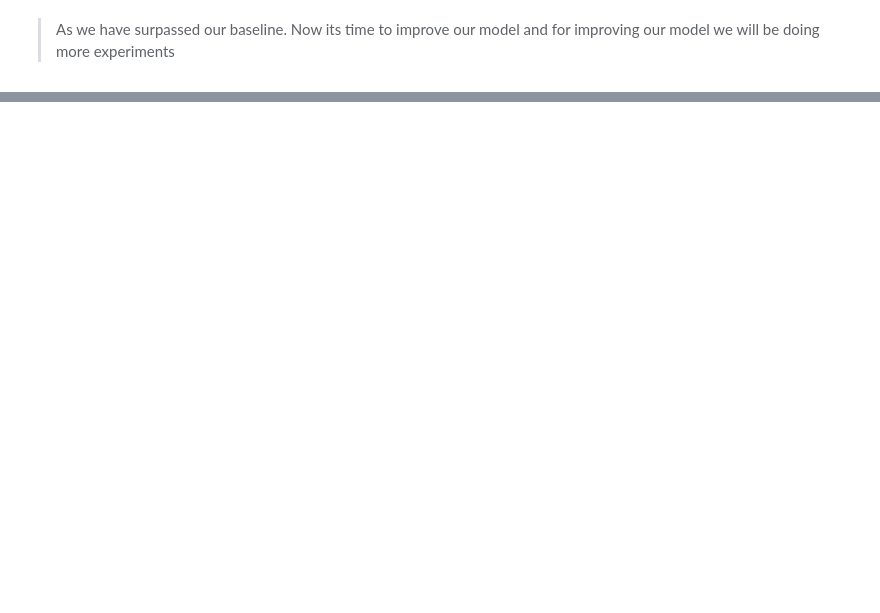
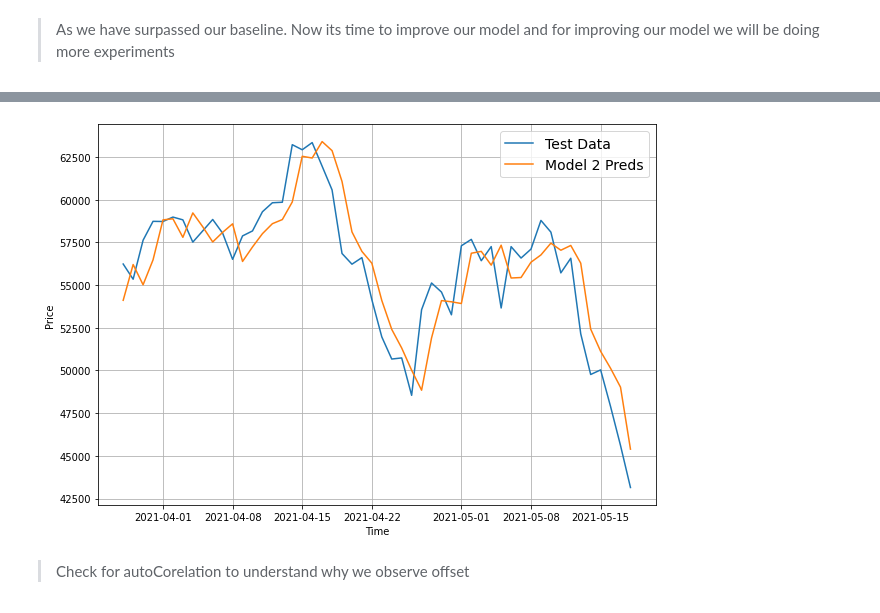
Before and after one commit to sugarbody/Time-Series-Forecasting, a Jupyter notebook: Time_Series_Forecasting.ipynb, the cells around one changed output, grey strips where cells are left out. Drawn from its saved outputs; the diff is of its cells as text; code cells hidden in the pictures; blank space fills up the shorter version.

```diff
--- a/Time_Series_Forecasting.ipynb
+++ b/Time_Series_Forecasting.ipynb
@@ -556,2 +564,9 @@ naive_result
 # %% [markdown]
 > As we have surpassed our baseline. Now its time to improve our model and for improving our model we will be doing more experiments
+# %%
+HORIZON = 1
+WINDOW = 30
+full_windows, full_labels = make_windows(array, WINDOW, HORIZON)
+
+for i in range(3):
+  print(f"Window: {full_windows[i]} -> Label: {full_labels[i]}")
@@ -557,0 +589,3 @@ naive_result
+# %%
+train_windows, test_windows, train_labels, test_labels = make_train_test_split(full_windows, full_labels)
+len(train_windows), len(test_windows), len(train_labels), len(test_labels)
@@ -557,0 +649,3 @@ naive_result
+# %%
+model_2 = tf.keras.models.load_model("model_experiments/Model_2")
+model_2.evaluate(test_windows, test_labels)
@@ -557,0 +664,2 @@ naive_result
+# %%
+model_2_preds = make_preds(model_2, input_data=test_windows)
@@ -557,0 +668,10 @@ naive_result
+# %%
+offset = 500
+plt.figure(figsize=(10, 7))
+
+timeSeries_plot(timeSteps=X_test[-len(test_windows):], prices=test_labels[:, 0], format="-", start=offset, end=None, label="Test Data")
+timeSeries_plot(timeSteps=X_test[-len(test_windows):], prices=model_2_preds, format="-", start=offset, end=None, label="Model 2 Preds")
+# %% [output]
+[figure, added]
+# %% [markdown]
+> Check for autoCorelation to understand why we observe offset
```
Also changed, not shown: parts of 21 cells of this notebook.
